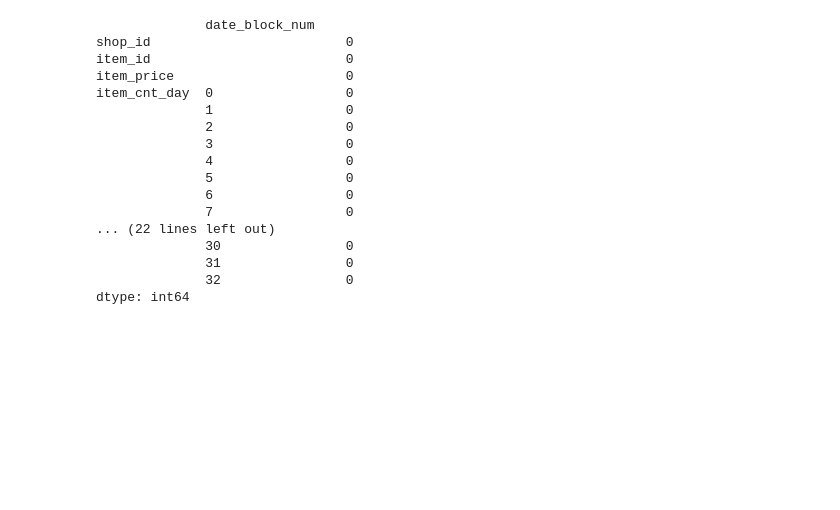
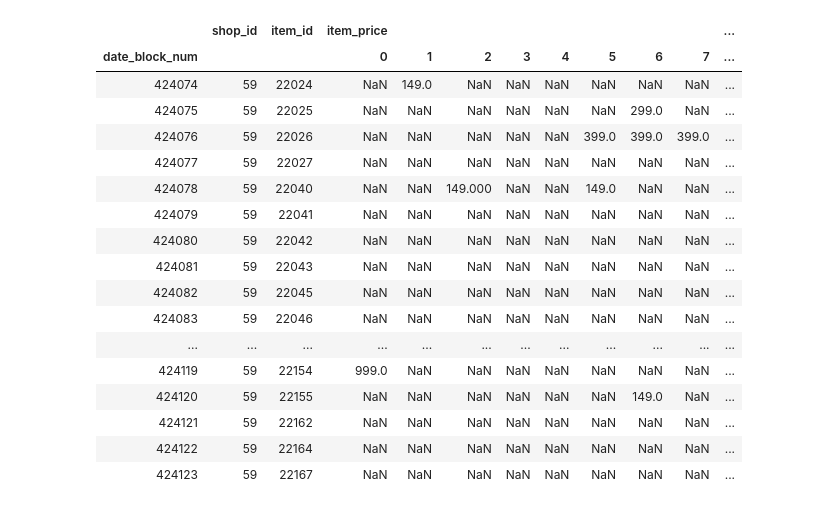
Before and after one commit to alvanli/KaggleFun, a Jupyter notebook: Sales/A2_LSTM.ipynb, the cells around one changed output. Saved outputs shown, nothing was run; the diff lists cells and outputs as text; code cells hidden in the pictures; blank space fills up the shorter version.

```diff
--- a/Sales/A2_LSTM.ipynb
+++ b/Sales/A2_LSTM.ipynb
@@ -42,21 +23,25 @@ ds.head()
 5 rows × 36 columns
-# %%
-ds.isnull().sum()
-# %% [output]
-              date_block_num
-shop_id                         0
-item_id                         0
-item_price                      0
-item_cnt_day  0                 0
-              1                 0
-              2                 0
-              3                 0
-              4                 0
-              5                 0
-              6                 0
-              7                 0
-... (22 lines left out)
-              30                0
-              31                0
-              32                0
-dtype: int64
+# %%
+pd.set_option('display.max_columns', None)
+price_ds = sales.pivot_table(index = ['shop_id','item_id'],values = ["item_price"], columns = ['date_block_num'],aggfunc=np.mean)
+price_ds.reset_index(inplace = True)
+price_ds.tail(50)
+# %% [output]
+|  | shop_id | item_id | item_price |  |  |  |  |  |  |  | ... |
+| date_block_num |  |  | 0 | 1 | 2 | 3 | 4 | 5 | 6 | 7 | ... |
+| 424074 | 59 | 22024 | NaN | 149.0 | NaN | NaN | NaN | NaN | NaN | NaN | ... |
+| 424075 | 59 | 22025 | NaN | NaN | NaN | NaN | NaN | NaN | 299.0 | NaN | ... |
+| 424076 | 59 | 22026 | NaN | NaN | NaN | NaN | NaN | 399.0 | 399.0 | 399.0 | ... |
+| 424077 | 59 | 22027 | NaN | NaN | NaN | NaN | NaN | NaN | NaN | NaN | ... |
+| 424078 | 59 | 22040 | NaN | NaN | 149.000 | NaN | NaN | 149.0 | NaN | NaN | ... |
+| 424079 | 59 | 22041 | NaN | NaN | NaN | NaN | NaN | NaN | NaN | NaN | ... |
+| 424080 | 59 | 22042 | NaN | NaN | NaN | NaN | NaN | NaN | NaN | NaN | ... |
+| 424081 | 59 | 22043 | NaN | NaN | NaN | NaN | NaN | NaN | NaN | NaN | ... |
+| 424082 | 59 | 22045 | NaN | NaN | NaN | NaN | NaN | NaN | NaN | NaN | ... |
+| 424083 | 59 | 22046 | NaN | NaN | NaN | NaN | NaN | NaN | NaN | NaN | ... |
+| ... | ... | ... | ... | ... | ... | ... | ... | ... | ... | ... | ... |
+| 424119 | 59 | 22154 | 999.0 | NaN | NaN | NaN | NaN | NaN | NaN | NaN | ... |
+| 424120 | 59 | 22155 | NaN | NaN | NaN | NaN | NaN | NaN | 149.0 | NaN | ... |
+| 424121 | 59 | 22162 | NaN | NaN | NaN | NaN | NaN | NaN | NaN | NaN | ... |
+| 424122 | 59 | 22164 | NaN | NaN | NaN | NaN | NaN | NaN | NaN | NaN | ... |
+| 424123 | 59 | 22167 | NaN | NaN | NaN | NaN | NaN | NaN | NaN | NaN | ... |
```
Also changed, not shown: parts of 26 cells of this notebook, 3 other files.
